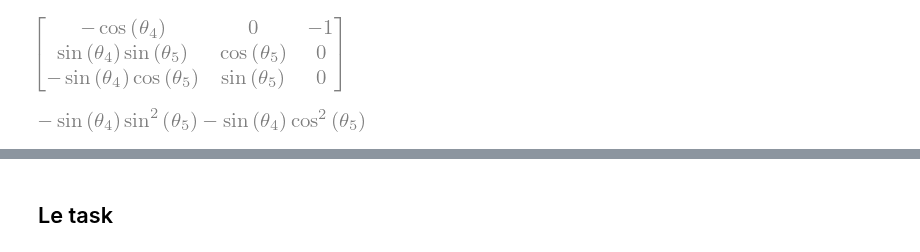
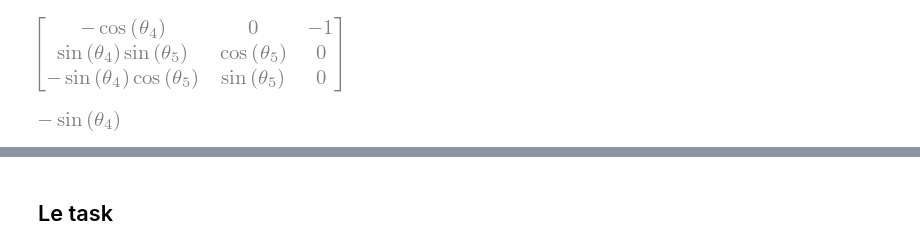
Before and after one commit to BirkHveding/RobotTek, a Jupyter notebook: task_4.ipynb, the cells around one changed output, grey strips where cells are left out. Cells and saved outputs as stored; diff of their text form; code cells hidden in the pictures.

```diff
--- a/task_4.ipynb
+++ b/task_4.ipynb
@@ -141,9 +123,9 @@ Jb_wrist
 [figure]
 # %%
 det_wrist = Jb_wrist.det()
-det_wrist
+det_wrist.simplify()
 # %% [output]
-[figure, old version]
+[figure, new version]
 # %%
 singularitiesArm = solve(det_arm,th1,th2,th3,th4,th4,th5,th6)
 singularitiesArm
```
Also changed, not shown: parts of 2 cells of this notebook, 3 other files.
